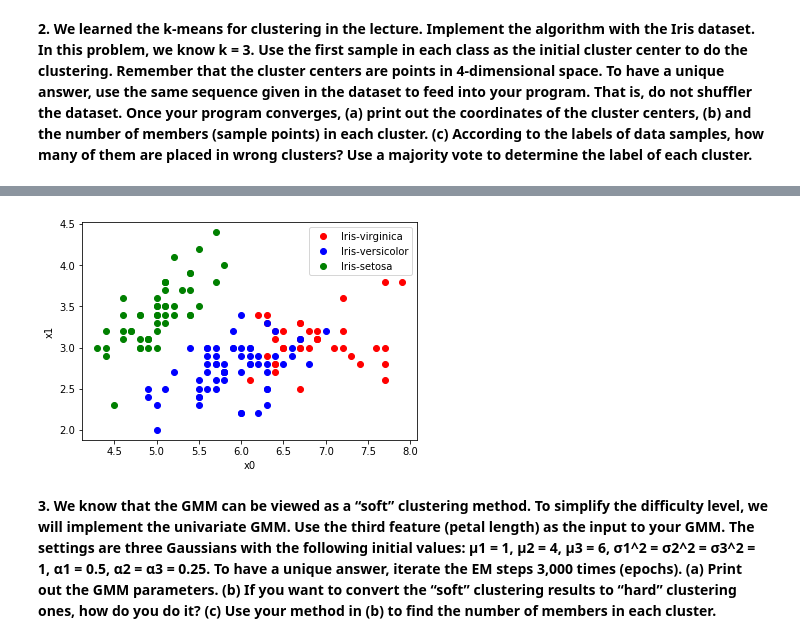
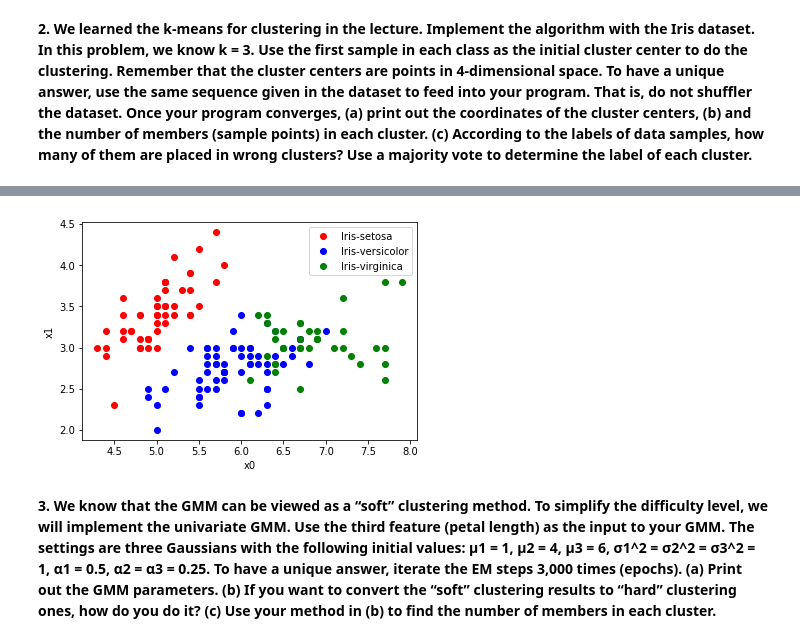
Before and after one commit to wei840222/ML-HW, a Jupyter notebook: HW3.ipynb, the cells around one changed output, grey strips where cells are left out. Saved outputs shown, nothing was run; the diff lists cells and outputs as text; code cells hidden in the pictures.

Commit message:
Finish HW3 Q2
k-means done

```diff
--- a/HW3.ipynb
+++ b/HW3.ipynb
@@ -79,55 +79,70 @@ sequence given in the dataset to feed into your program. That is, do not shuffle
 clusters? Use a majority vote to determine the label of each cluster.**
 # %%
 if __name__=='__main__':
+
     # Initial cluster center
-    cluster_centers = [[X[0], 'Class 1'], [X[50], 'Class 2'], [X[100], 'Class 3']]
-
-    # Initial result array
-    result = ['']*150
-
+    cluster_centers = [X[0], X[50], X[100]]
 
     # k-means
-    inner_distance, epoch = np.array([np.nan]*3), 0
+    inner_distance, epoch = [0]*3, 0
     while True:
+        result = list()
         epoch+=1
+        # classify by min distance
         for i, x in enumerate(X):
-            distance = [np.sum((x-cluster_center[0])**2) for cluster_center in cluster_centers]
-            class_idx = distance.index(np.min(distance))
-            result[i] = cluster_centers[class_idx][1]
-        for cluster_center in cluster_centers:
-            cluster_center[0] = np.mean([x for i, x in enumerate(X) if result[i]==cluster_center[1]], axis=0)
+            distance = [np.sum((x-cluster_center)**2) for cluster_center in cluster_centers]
+            result.append(distance.index(np.min(distance)))
+
+        # update cluster center
+        for i in range(len(cluster_centers)):
+            cluster_centers[i] = np.mean([x for j, x in enumerate(X) if result[j]==i], axis=0)
+
         # Stop creatia
-        _pre_inner_distance = np.array(inner_distance)
+        _pre_inner_distance = list(inner_distance)
         for i, cluster_center in enumerate(cluster_centers):
-            inner_distance[i] = np.sum([np.square(x-cluster_center[0]) for i, x in enumerate(X) if result[i]==cluster_center[1]])
+            inner_distance[i] = np.sum([np.square(x-cluster_center) for j, x in enumerate(X) if result[j]==i])
         if(np.abs(np.sum(_pre_inner_distance)-np.sum(inner_distance))<0.1):
             break
 
+    '''Show result'''
+    # print epochs
+    print('epochs: ' + str(epoch))
+    print()
+
     # print cluster center
-    print('Cluster centers:')
-    for cluster_center in cluster_centers:
-        print(str(cluster_center[1])+':'+str(cluster_center[0]))
+    print('Cluster centers')
+    for i, cluster_center in enumerate(cluster_centers):
+        print('Class' + str(i) + ': ' + str(cluster_center))
     print()
 
     # print cluster count
-    print('Number of cluster-members:')
-    for cluster_center in cluster_centers:
-        print(str(cluster_center[1])+':'+str(len([x for i, x in enumerate(X) if result[i]==cluster_center[1]])))
+    print('Number of cluster-members')
+    for i, cluster_center in enumerate(cluster_centers):
+        print('Class' + str(i) + ': ' + str(len([x for j, x in enumerate(X) if result[j]==i])))
     print()
 
     # voting class name
     classDict = {}
-    for cluster_center in cluster_centers:
-        Cluster = [y[i] for i, x in enumerate(X) if result[i]==cluster_center[1]]
+    for i, cluster_center in enumerate(cluster_centers):
+        Cluster = [y[j] for j, x in enumerate(X) if result[j]==i]
         count = sorted([[Cluster.count(c), c] for c in set(Cluster)], reverse=True)
-        classDict[cluster_center[1]] = count[0][1]
+        classDict[i] = count[0][1]
     print(classDict)
+    print()
 
+    # print classify fail
+    print('Samples in wrong cluster')
+    for i in range(3):
+        classify_fail = len([1 for j in range(i*50, i*50+50) if y[j]!=classDict[result[j]]])
+        print(str(y[i*50]) + ': ' + str(classify_fail))
+        print([('Id:' + str(j) + ' in:' + str(classDict[result[j]])) for j in range(i*50, i*50+50) if y[j]!=classDict[result[j]]])
+
+    # plot data
     style = ['or', 'ob', 'og']
-    for i, cla in enumerate(set(y)):
-        X_plot = [x[0] for idx, x in enumerate(X) if classDict[result[idx]]==cla]
-        Y_plot = [x[1] for idx, x in enumerate(X) if classDict[result[idx]]==cla]
-        plt.plot(X_plot, Y_plot, style[i], label = cla)
+    for i, cluster_center in enumerate(cluster_centers):
+        X0_plot = [x[0] for j, x in enumerate(X) if result[j]==i]
+        X1_plot = [x[1] for j, x in enumerate(X) if result[j]==i]
+        plt.plot(X0_plot, X1_plot, style[i], label = classDict[i])
     plt.legend()
     plt.xlabel('x0')
     plt.ylabel('x1')
@@ -147,4 +168,4 @@ Class 3:38
-[figure, old version]
+[figure, new version]
 # %% [markdown]
 **3. We know that the GMM can be viewed as a “soft” clustering method. To simplify the difficulty level, we will implement the univariate GMM. Use the third feature (petal length) as the input to your GMM. The settings are three
 Gaussians with the following initial values: μ1 = 1, μ2 = 4, μ3 = 6, σ1^2 = σ2^2 = σ3^2 = 1, α1 = 0.5, α2 = α3 = 0.25. To have a unique answer, iterate the EM steps 3,000 times (epochs). (a) Print out the GMM parameters. (b) If you want to convert the “soft” clustering results to “hard” clustering ones, how do you do it? (c) Use your method in (b) to find the number of members in each cluster.**
```
Also changed, not shown: parts of 3 cells of this notebook.
